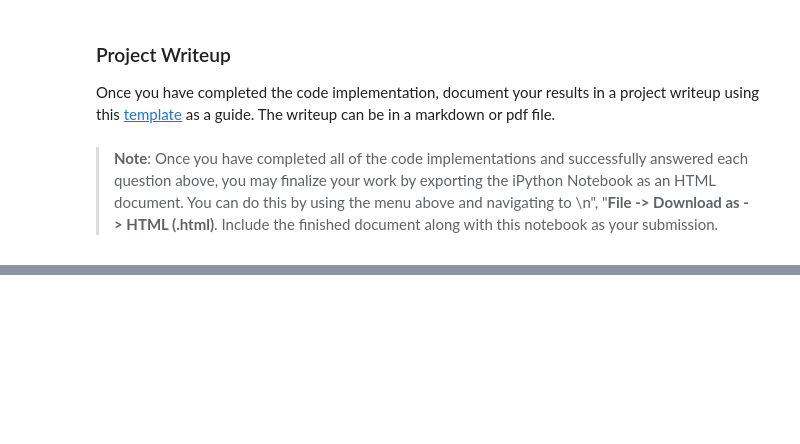
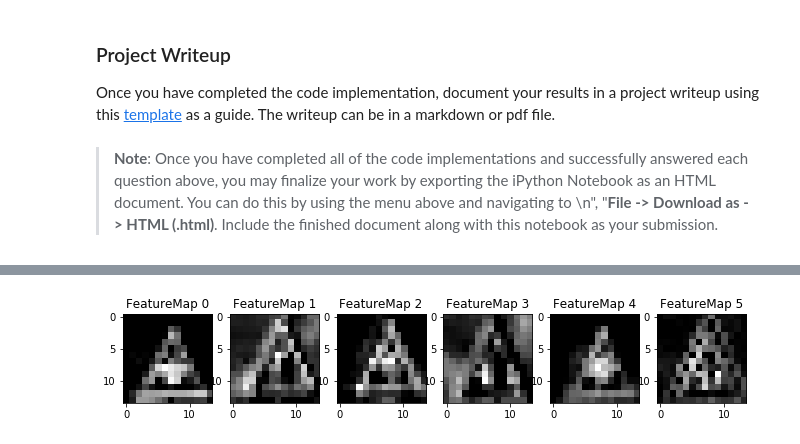
Before and after one commit to agoila/udacity-carnd-P2, a Jupyter notebook: LeNet_Traffic_Sign_Classifier.ipynb, the cells around one changed output, grey strips where cells are left out. Saved outputs shown, nothing was run; the diff lists cells and outputs as text; code cells hidden in the pictures; blank space fills up the shorter version.

```diff
--- a/LeNet_Traffic_Sign_Classifier.ipynb
+++ b/LeNet_Traffic_Sign_Classifier.ipynb
@@ -342,9 +354,9 @@ def evaluate(X_data, y_data):
 # %%
 with tf.Session() as sess:
+    merged_summary = tf.summary.merge_all()
     sess.run(tf.global_variables_initializer())
-    merged_summary = tf.summary.merge_all()
-    writer = tf.summary.FileWriter("./logs/2")
-    writer.add_graph(sess.graph)
+    file_writer = tf.summary.FileWriter("./logs/5", sess.graph)
+
     num_examples = len(X_train)
 
     print("Training...")
@@ -356,7 +368,7 @@ with tf.Session() as sess:
             batch_x, batch_y = X_train[offset:end], y_train[offset:end]
             if (offset % 5) == 0:
                 s = sess.run(merged_summary, feed_dict={x: batch_x, y: batch_y, keep_prob: 0.75})
-                writer.add_summary(s, offset)
+                file_writer.add_summary(s, offset)
             sess.run(training_operation, feed_dict={x: batch_x, y: batch_y, keep_prob: 0.75})
 
         validation_accuracy = evaluate(X_valid, y_valid)
@@ -537,20 +581,26 @@ For an example of what feature map outputs look like, check out NVIDIA's results
 def outputFeatureMap(image_input, tf_activation, activation_min=-1, activation_max=-1 ,plt_num=1):
     # Here make sure to preprocess your image_input in a way your network expects
     # with size, normalization, ect if needed
-    # image_input =
+    image_input = preprocess_data(1, image_input)
     # Note: x should be the same name as your network's tensorflow data placeholder variable
     # If you get an error tf_activation is not defined it may be having trouble accessing the variable from inside a function
-    activation = tf_activation.eval(session=sess,feed_dict={x : image_input})
-    featuremaps = activation.shape[3]
-    plt.figure(plt_num, figsize=(15,15))
-    for featuremap in range(featuremaps):
-        plt.subplot(6,8, featuremap+1) # sets the number of feature maps to show on each row and column
-        plt.title('FeatureMap ' + str(featuremap)) # displays the feature map number
-        if activation_min != -1 & activation_max != -1:
-            plt.imshow(activation[0,:,:, featuremap], interpolation="nearest", vmin =activation_min, vmax=activation_max, cmap="gray")
-        elif activation_max != -1:
-            plt.imshow(activation[0,:,:, featuremap], interpolation="nearest", vmax=activation_max, cmap="gray")
-        elif activation_min !=-1:
-            plt.imshow(activation[0,:,:, featuremap], interpolation="nearest", vmin=activation_min, cmap="gray")
-        else:
-            plt.imshow(activation[0,:,:, featuremap], interpolation="nearest", cmap="gray")
+    with tf.Session() as sess:
+        sess.run(tf.global_variables_initializer())
+        activation = tf_activation.eval(session=sess,feed_dict={x : image_input})
+        featuremaps = activation.shape[3]
+        plt.figure(plt_num, figsize=(15,15))
+        for featuremap in range(featuremaps):
+            plt.subplot(6,8, featuremap+1) # sets the number of feature maps to show on each row and column
+            plt.title('FeatureMap ' + str(featuremap)) # displays the feature map number
+            if activation_min != -1 & activation_max != -1:
+                plt.imshow(activation[0,:,:, featuremap], interpolation="nearest", vmin =activation_min, vmax=activation_max, cmap="gray")
+            elif activation_max != -1:
+                plt.imshow(activation[0,:,:, featuremap], interpolation="nearest", vmax=activation_max, cmap="gray")
+            elif activation_min !=-1:
+                plt.imshow(activation[0,:,:, featuremap], interpolation="nearest", vmin=activation_min, cmap="gray")
+            else:
+                plt.imshow(activation[0,:,:, featuremap], interpolation="nearest", cmap="gray")
+# %%
+outputFeatureMap(X_web[2], conv1)
+# %% [output]
+[figure, added]
```
Also changed, not shown: parts of 13 cells of this notebook, 11 other files.
